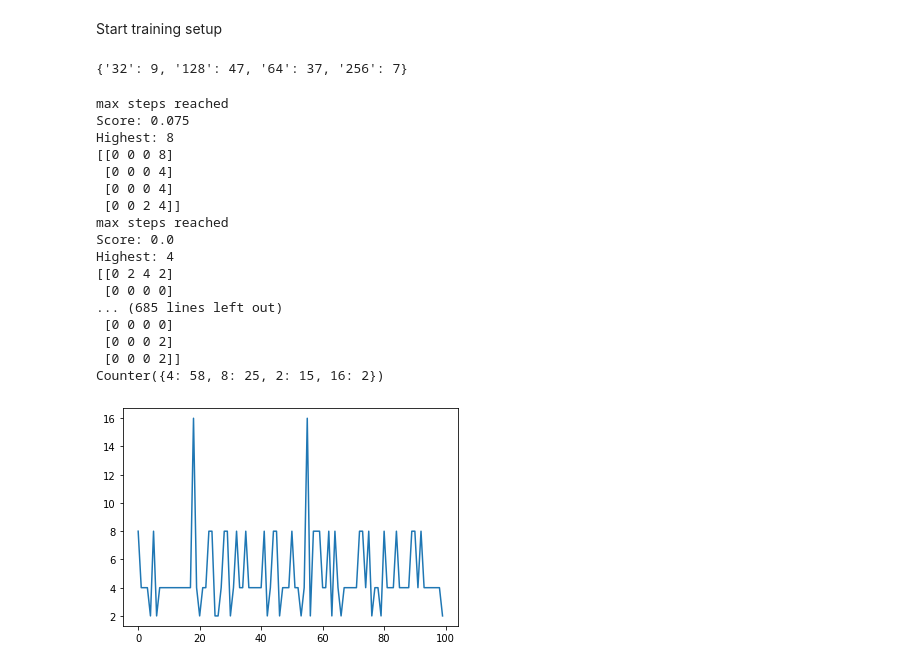
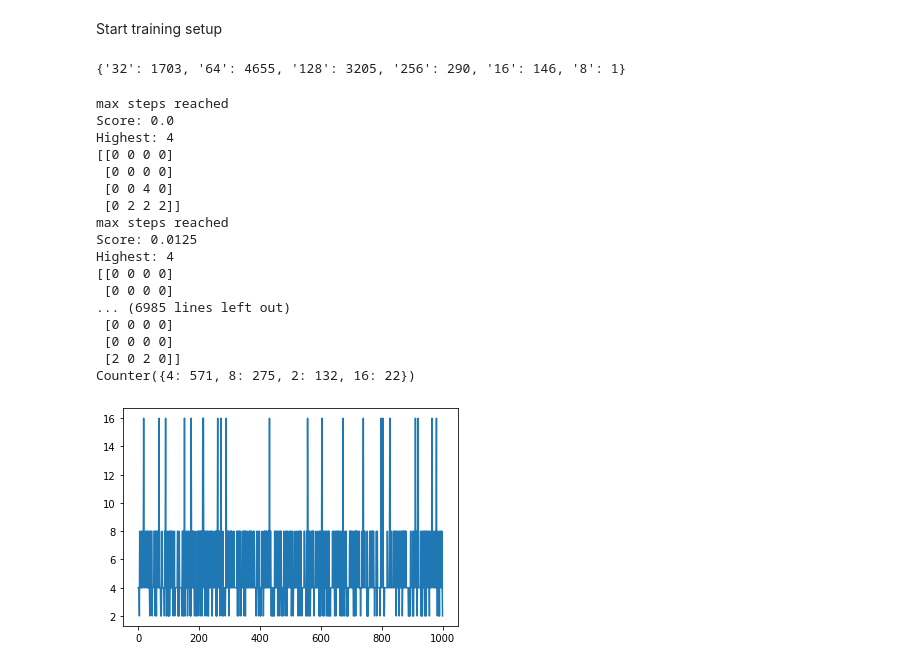
Before and after one commit to mandark97/2048Solver, a Jupyter notebook: DQN.ipynb, the cells around one changed output. Cells and saved outputs as stored; diff of their text form; code cells hidden in the pictures.

```diff
--- a/DQN.ipynb
+++ b/DQN.ipynb
@@ -251,30 +254,30 @@ logging.basicConfig(level=logging.DEBUG, filename="run.log")
 # %%
 for i in range(10):
     train(num_episodes)
-    write_results(f"runs/dqn1/{i}")
+    write_results(f"runs/dqn3/{i}")
 # %% [output]
-{'32': 9, '128': 47, '64': 37, '256': 7}
+{'32': 1703, '64': 4655, '128': 3205, '256': 290, '16': 146, '8': 1}
 # %%
-evaluate(100)
+evaluate(1000)
 # %% [output]
-max steps reached
-Score: 0.075
-Highest: 8
-[[0 0 0 8]
- [0 0 0 4]
- [0 0 0 4]
- [0 0 2 4]]
 max steps reached
 Score: 0.0
 Highest: 4
-[[0 2 4 2]
+[[0 0 0 0]
  [0 0 0 0]
-... (685 lines left out)
+ [0 0 4 0]
+ [0 2 2 2]]
+max steps reached
+Score: 0.0125
+Highest: 4
+[[0 0 0 0]
  [0 0 0 0]
- [0 0 0 2]
- [0 0 0 2]]
-Counter({4: 58, 8: 25, 2: 15, 16: 2})
+... (6985 lines left out)
+ [0 0 0 0]
+ [0 0 0 0]
+ [2 0 2 0]]
+Counter({4: 571, 8: 275, 2: 132, 16: 22})
-[figure, old version]
+[figure, new version]
 # %%
 class Reward2():
     @staticmethod
```
Also changed, not shown: parts of 5 cells of this notebook, 7 other files.
